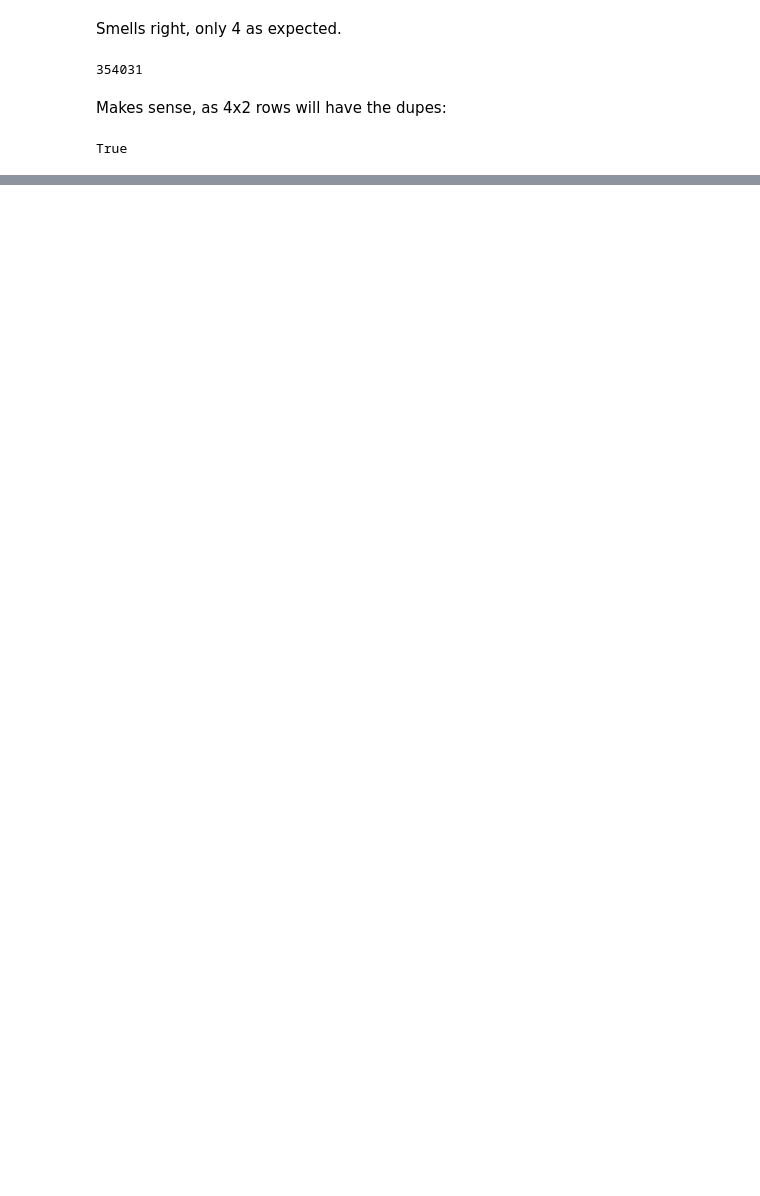
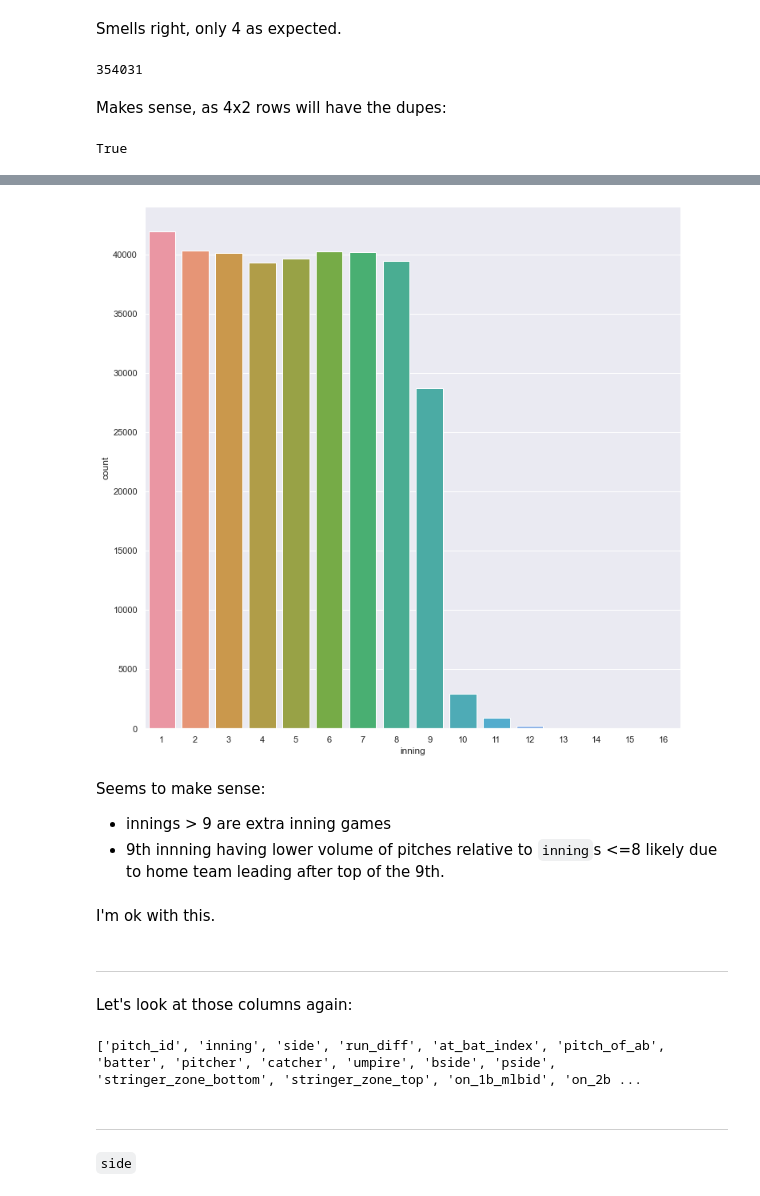
Before and after one commit to werlindo/called-third-strike, a Jupyter notebook: notebooks/02_data_exploration.ipynb, the cells around one changed output, grey strips where cells are left out. Drawn from its saved outputs; the diff is of its cells as text; code cells hidden in the pictures; blank space fills up the shorter version.

```diff
--- a/notebooks/02_data_exploration.ipynb
+++ b/notebooks/02_data_exploration.ipynb
@@ -124,0 +293,22 @@ True
+# %%
+sns.countplot(x='inning', data=df_train_use)
+sns.set(rc={'figure.figsize':(8,6)})
+plt.show()
+# %% [output]
+[figure, added]
+# %% [markdown]
+Seems to make sense:
+- innings > 9 are extra inning games
+- 9th innning having lower volume of pitches relative to `inning`s <=8 likely due to home team leading after top of the 9th.
+# %% [markdown]
+I'm ok with this.
+# %% [markdown]
+----
+Let's look at those columns again:
+# %%
+print(list(df_train_use.columns))
+# %% [output]
+['pitch_id', 'inning', 'side', 'run_diff', 'at_bat_index', 'pitch_of_ab', 'batter', 'pitcher', 'catcher', 'umpire', 'bside', 'pside', 'stringer_zone_bottom', 'stringer_zone_top', 'on_1b_mlbid', 'on_2b ...
+# %% [markdown]
+---
+`side`
```
Also changed, not shown: parts of 113 cells of this notebook, 3 other files.
